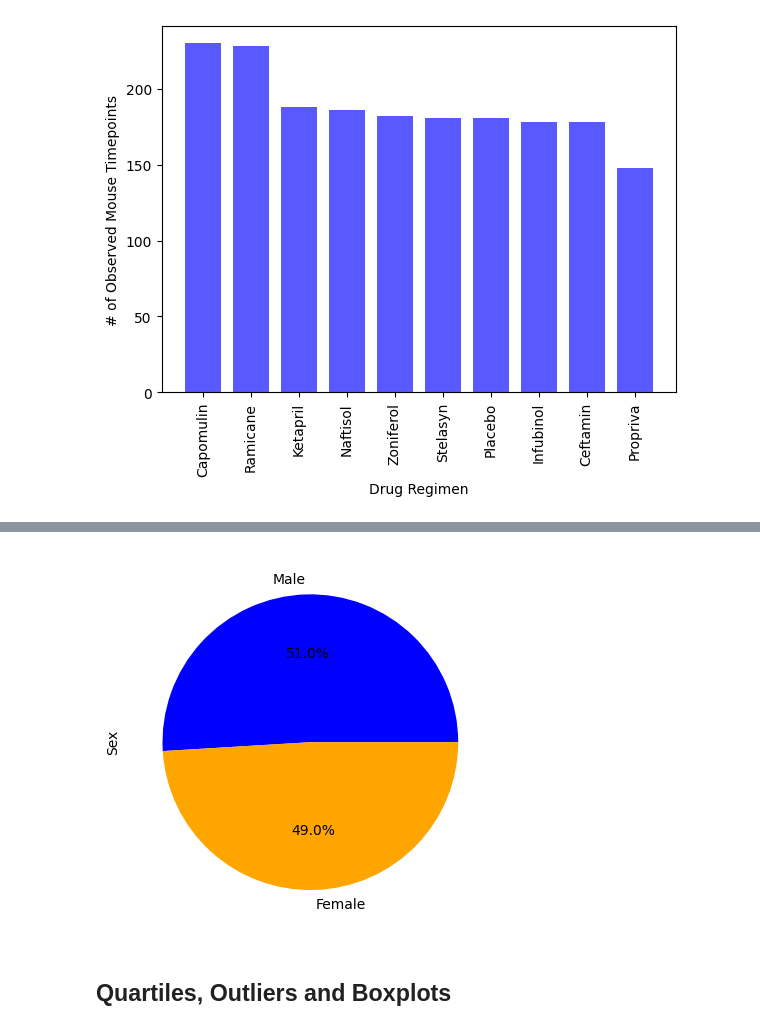
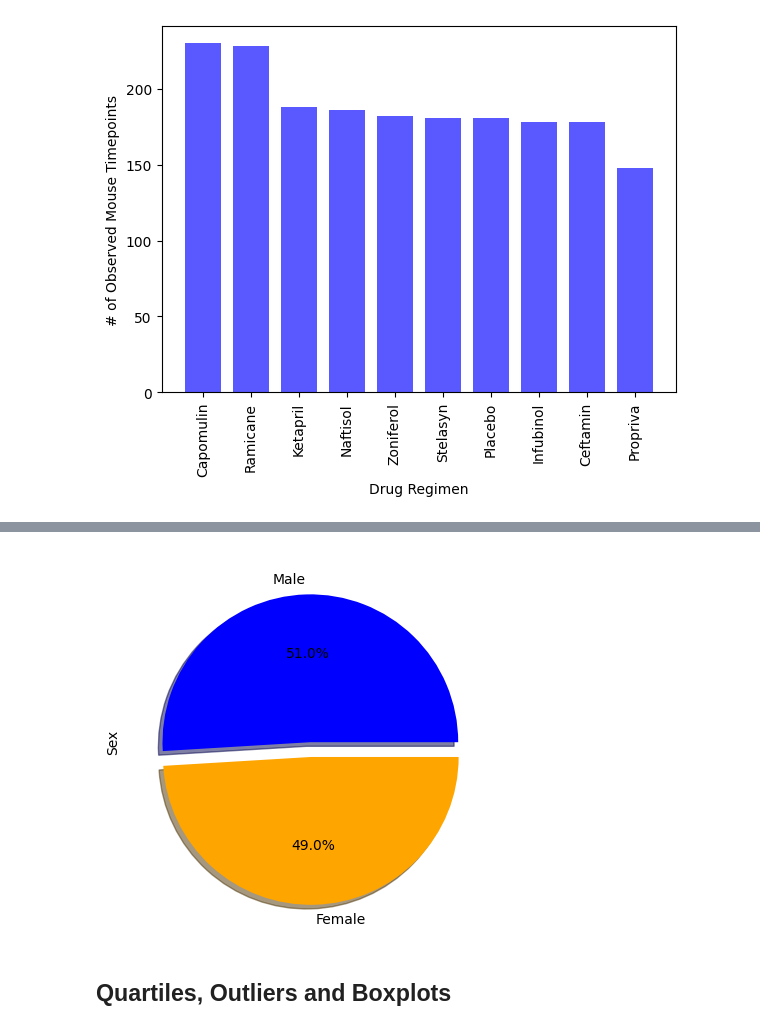
Before and after one commit to DayanaIm/pymaceuticals-challenge, a Jupyter notebook: pymaceuticals_starter.ipynb, the cells around one changed output, grey strips where cells are left out. Cells and saved outputs as stored; diff of their text form; code cells hidden in the pictures.

```diff
--- a/pymaceuticals_starter.ipynb
+++ b/pymaceuticals_starter.ipynb
@@ -196,8 +196,9 @@ plt.show()
 # %%
 # Generate a pie plot showing the distribution of female versus male mice using Pandas
 gender = clean_data['Sex'].value_counts()
+explode = (0 , 0.1)
 plt.figure(figsize=(5, 5))
-gender.plot(kind='pie', autopct='%1.1f%%', colors=['blue', 'orange'])
+gender.plot(kind='pie', autopct='%1.1f%%', colors=['blue', 'orange'],shadow=True, explode = explode)
 
 plt.ylabel('Sex')
 plt.show()
@@ -206,12 +207,12 @@ plt.show()
 # %%
 # Generate a pie plot showing the distribution of female versus male mice using pyplot
 
-plt.pie(gender, labels=gender.index, autopct='%1.1f%%', colors=['blue', 'orange'])
+plt.pie(gender, labels=gender.index, autopct='%1.1f%%', colors=['blue', 'orange'],shadow=True, explode = explode)
 
 plt.ylabel('Sex')
 plt.show()
 # %% [output]
-[figure, old version]
+[figure, new version]
 # %% [markdown]
 ## Quartiles, Outliers and Boxplots
 # %%
```
Also changed, not shown: parts of 12 cells of this notebook.
